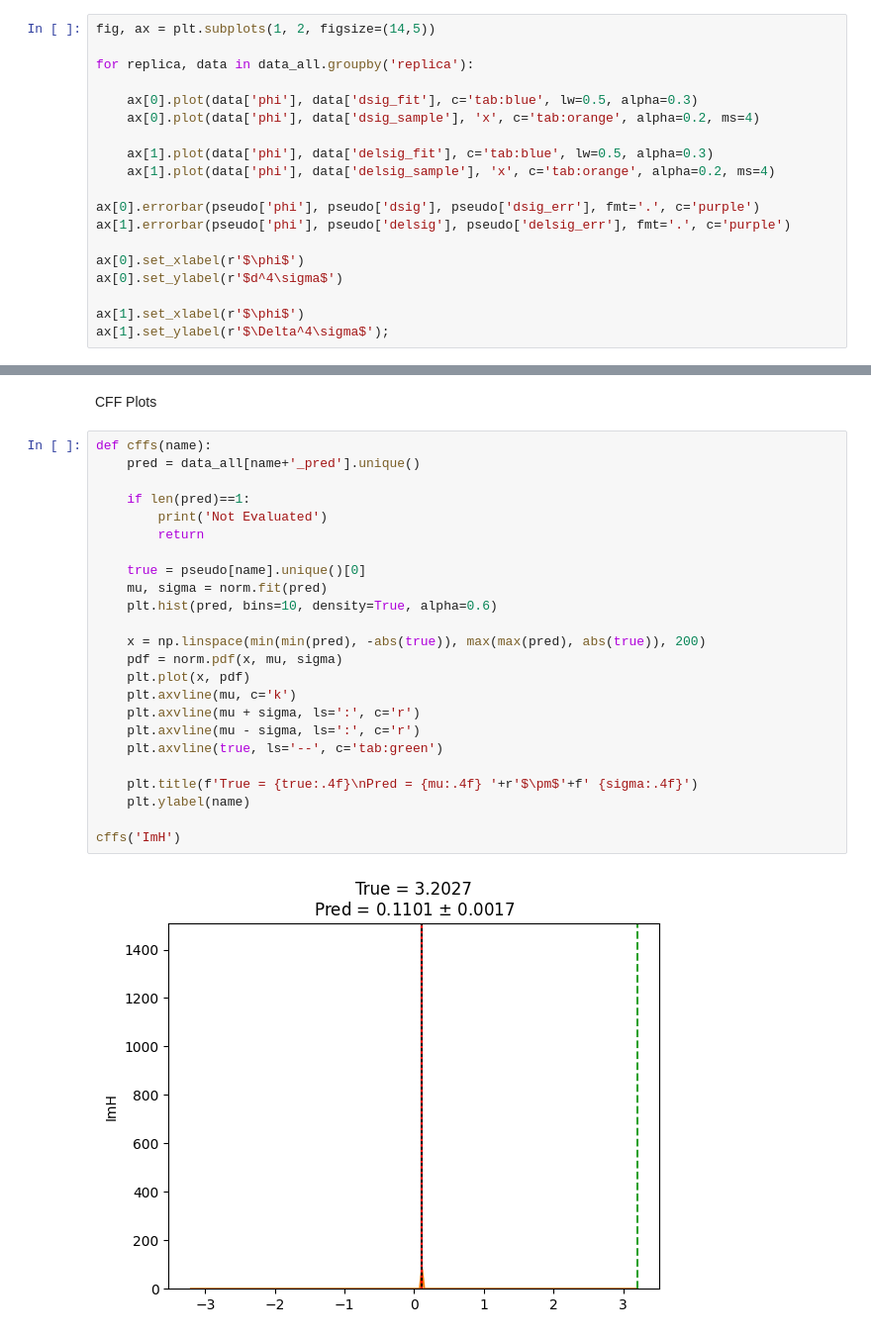
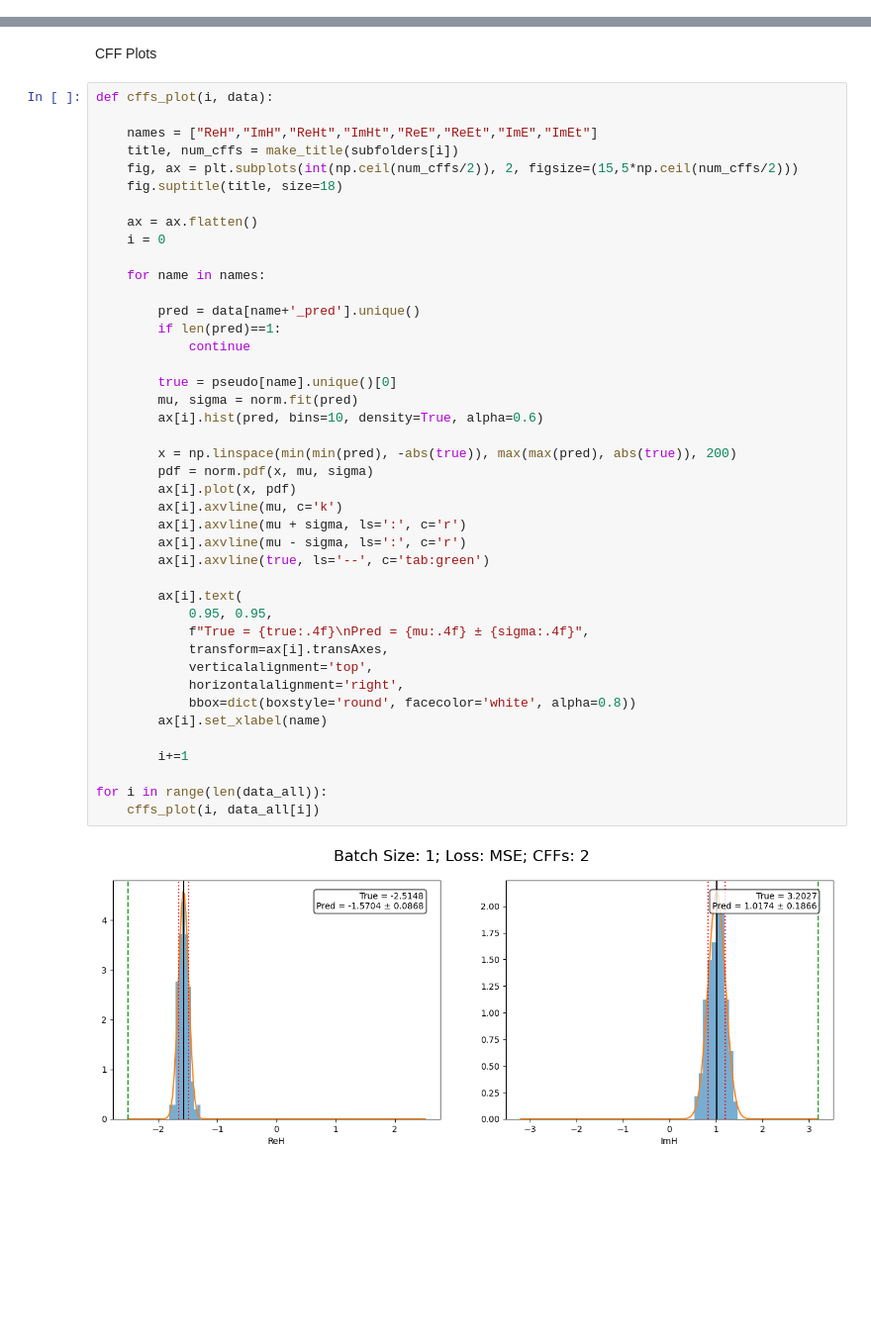
Before and after one commit to pratik-t/CFF-Fitting, a Jupyter notebook: Gen 2 TF/plot.ipynb, the cells around one changed output, grey strips where cells are left out. Shown at 99% size. Drawn from its saved outputs; the diff is of its cells as text; blank space fills up the shorter version.

```diff
--- a/Gen 2 TF/plot.ipynb
+++ b/Gen 2 TF/plot.ipynb
@@ -31,19 +73,0 @@ Cross Section Plots
-# %%
-fig, ax = plt.subplots(1, 2, figsize=(14,5))
-
-for replica, data in data_all.groupby('replica'):
-
-    ax[0].plot(data['phi'], data['dsig_fit'], c='tab:blue', lw=0.5, alpha=0.3)
-    ax[0].plot(data['phi'], data['dsig_sample'], 'x', c='tab:orange', alpha=0.2, ms=4)
-
-    ax[1].plot(data['phi'], data['delsig_fit'], c='tab:blue', lw=0.5, alpha=0.3)
-    ax[1].plot(data['phi'], data['delsig_sample'], 'x', c='tab:orange', alpha=0.2, ms=4)
-
-ax[0].errorbar(pseudo['phi'], pseudo['dsig'], pseudo['dsig_err'], fmt='.', c='purple')
-ax[1].errorbar(pseudo['phi'], pseudo['delsig'], pseudo['delsig_err'], fmt='.', c='purple')
-
-ax[0].set_xlabel(r'$\phi$')
-ax[0].set_ylabel(r'$d^4\sigma$')
-
-ax[1].set_xlabel(r'$\phi$')
-ax[1].set_ylabel(r'$\Delta^4\sigma$');
@@ -52,28 +74,46 @@ ax[1].set_ylabel(r'$\Delta^4\sigma$');
 # %% [markdown]
 CFF Plots
 # %%
-def cffs(name):
-    pred = data_all[name+'_pred'].unique()
+def cffs_plot(i, data):
 
-    if len(pred)==1:
-        print('Not Evaluated')
-        return
+    names = ["ReH","ImH","ReHt","ImHt","ReE","ReEt","ImE","ImEt"]
+    title, num_cffs = make_title(subfolders[i])
+    fig, ax = plt.subplots(int(np.ceil(num_cffs/2)), 2, figsize=(15,5*np.ceil(num_cffs/2)))
+    fig.suptitle(title, size=18)
 
-    true = pseudo[name].unique()[0]
-    mu, sigma = norm.fit(pred)
-    plt.hist(pred, bins=10, density=True, alpha=0.6)
+    ax = ax.flatten()
+    i = 0
 
-    x = np.linspace(min(min(pred), -abs(true)), max(max(pred), abs(true)), 200)
-    pdf = norm.pdf(x, mu, sigma)
-    plt.plot(x, pdf)
-    plt.axvline(mu, c='k')
-    plt.axvline(mu + sigma, ls=':', c='r')
-    plt.axvline(mu - sigma, ls=':', c='r')
-    plt.axvline(true, ls='--', c='tab:green')
+    for name in names:
 
-    plt.title(f'True = {true:.4f}\nPred = {mu:.4f} '+r'$\pm$'+f' {sigma:.4f}')
-    plt.ylabel(name)
+        pred = data[name+'_pred'].unique()
+        if len(pred)==1:
+            continue
 
-cffs('ImH')
+        true = pseudo[name].unique()[0]
+        mu, sigma = norm.fit(pred)
+        ax[i].hist(pred, bins=10, density=True, alpha=0.6)
+
+        x = np.linspace(min(min(pred), -abs(true)), max(max(pred), abs(true)), 200)
+        pdf = norm.pdf(x, mu, sigma)
+        ax[i].plot(x, pdf)
+        ax[i].axvline(mu, c='k')
+        ax[i].axvline(mu + sigma, ls=':', c='r')
+        ax[i].axvline(mu - sigma, ls=':', c='r')
+        ax[i].axvline(true, ls='--', c='tab:green')
+
+        ax[i].text(
+            0.95, 0.95,
+            f"True = {true:.4f}\nPred = {mu:.4f} ± {sigma:.4f}",
+            transform=ax[i].transAxes,
+            verticalalignment='top',
+            horizontalalignment='right',
+            bbox=dict(boxstyle='round', facecolor='white', alpha=0.8))
+        ax[i].set_xlabel(name)
+
+        i+=1
+
+for i in range(len(data_all)):
+    cffs_plot(i, data_all[i])
 # %% [output]
-[figure, old version]
+[figure, new version]
```
Also changed, not shown: parts of 7 cells of this notebook, 16 other files.
